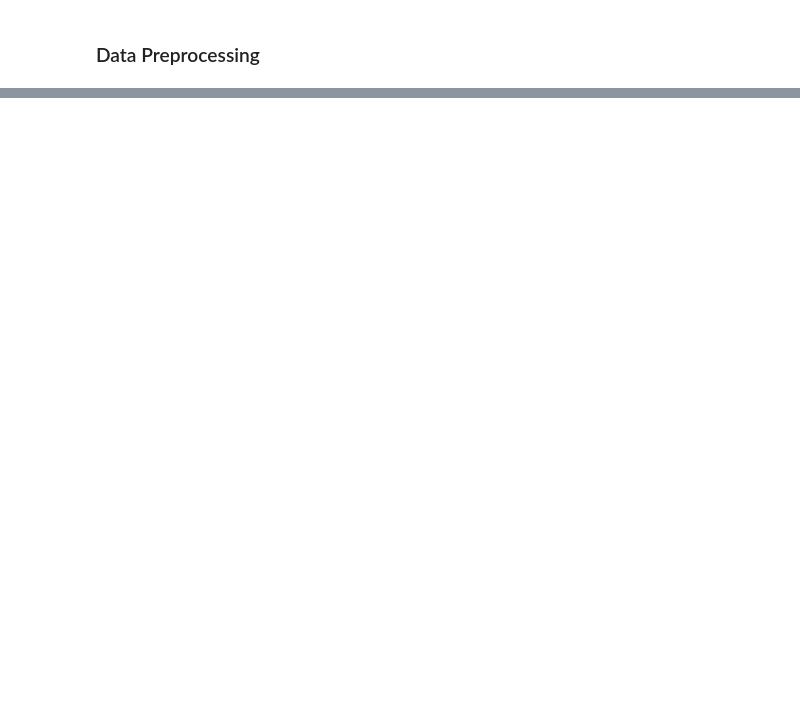
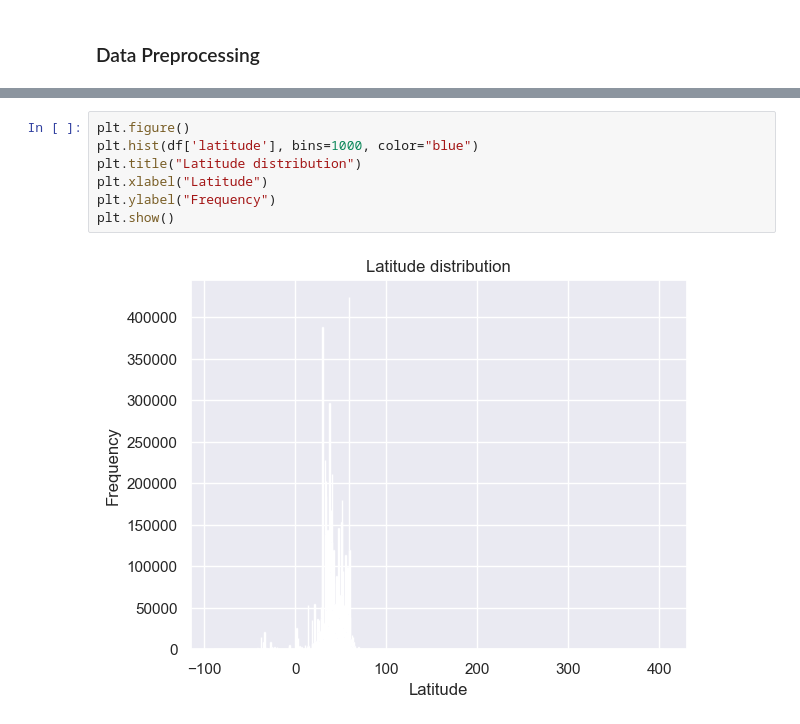
Before and after one commit to RusnacAM/Data-Mining, a Jupyter notebook: Goals Steps.ipynb, the cells around one changed output, grey strips where cells are left out. Drawn from its saved outputs; the diff is of its cells as text; blank space fills up the shorter version.

```diff
--- a/Goals Steps.ipynb
+++ b/Goals Steps.ipynb
@@ -44,0 +96,9 @@ Text(0, 0.5, 'Latitude')
+# %%
+plt.figure()
+plt.hist(df['latitude'], bins=1000, color="blue")
+plt.title("Latitude distribution")
+plt.xlabel("Latitude")
+plt.ylabel("Frequency")
+plt.show()
+# %% [output]
+[figure, added]
```
Also changed, not shown: parts of 10 cells of this notebook, 3 other files.
